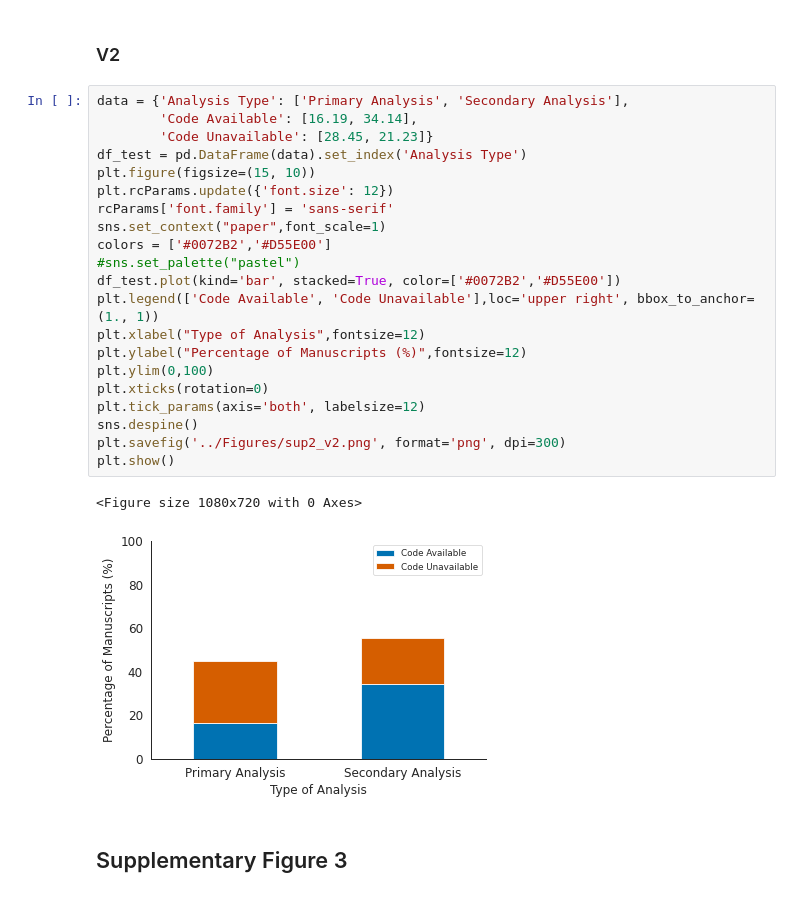
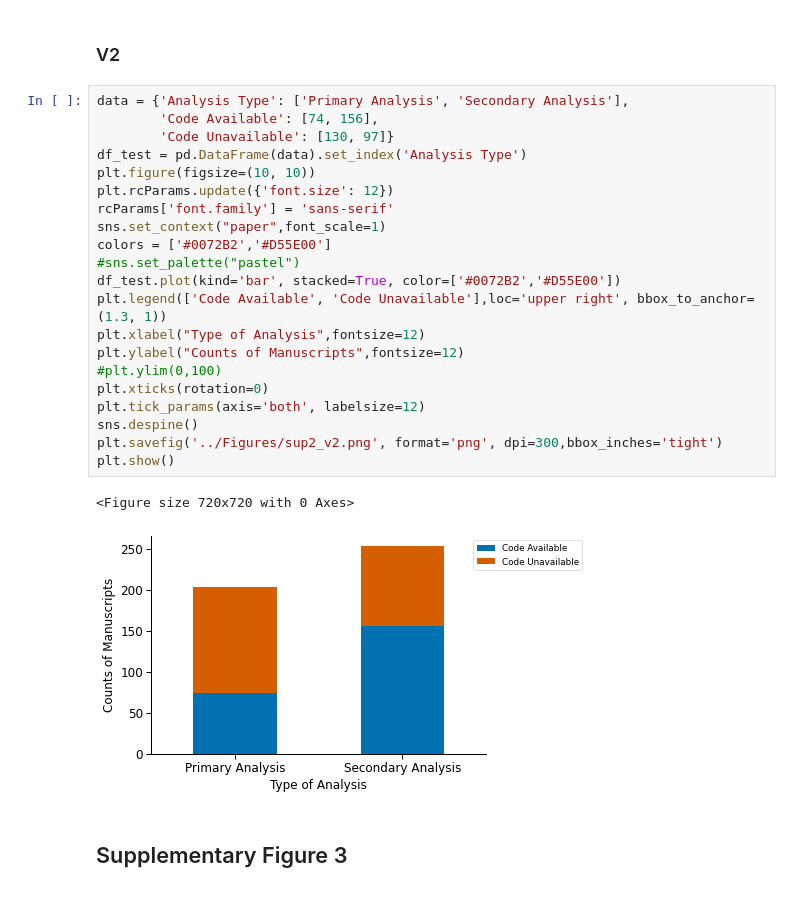
Before and after one commit to Mangul-Lab-USC/code-availability, a Jupyter notebook: notebooks/Figures.ipynb, the cells around one changed output. Cells and saved outputs as stored; diff of their text form.

```diff
--- a/notebooks/Figures.ipynb
+++ b/notebooks/Figures.ipynb
@@ -1004,28 +1010,28 @@ plt.show()
 ### V2
 # %%
 data = {'Analysis Type': ['Primary Analysis', 'Secondary Analysis'],
-        'Code Available': [16.19, 34.14],
-        'Code Unavailable': [28.45, 21.23]}
+        'Code Available': [74, 156],
+        'Code Unavailable': [130, 97]}
 df_test = pd.DataFrame(data).set_index('Analysis Type')
-plt.figure(figsize=(15, 10))
+plt.figure(figsize=(10, 10))
 plt.rcParams.update({'font.size': 12})
 rcParams['font.family'] = 'sans-serif'
 sns.set_context("paper",font_scale=1)
 colors = ['#0072B2','#D55E00']
 #sns.set_palette("pastel")
 df_test.plot(kind='bar', stacked=True, color=['#0072B2','#D55E00'])
-plt.legend(['Code Available', 'Code Unavailable'],loc='upper right', bbox_to_anchor=(1., 1))
+plt.legend(['Code Available', 'Code Unavailable'],loc='upper right', bbox_to_anchor=(1.3, 1))
 plt.xlabel("Type of Analysis",fontsize=12)
-plt.ylabel("Percentage of Manuscripts (%)",fontsize=12)
-plt.ylim(0,100)
+plt.ylabel("Counts of Manuscripts",fontsize=12)
+#plt.ylim(0,100)
 plt.xticks(rotation=0)
 plt.tick_params(axis='both', labelsize=12)
 sns.despine()
-plt.savefig('../Figures/sup2_v2.png', format='png', dpi=300)
+plt.savefig('../Figures/sup2_v2.png', format='png', dpi=300,bbox_inches='tight')
 plt.show()
 # %% [output]
-<Figure size 1080x720 with 0 Axes>
+<Figure size 720x720 with 0 Axes>
-[figure, old version]
+[figure, new version]
 # %% [markdown]
 ## Supplementary Figure 3
 # %%
```
Also changed, not shown: parts of 8 cells of this notebook, 3 other files.
